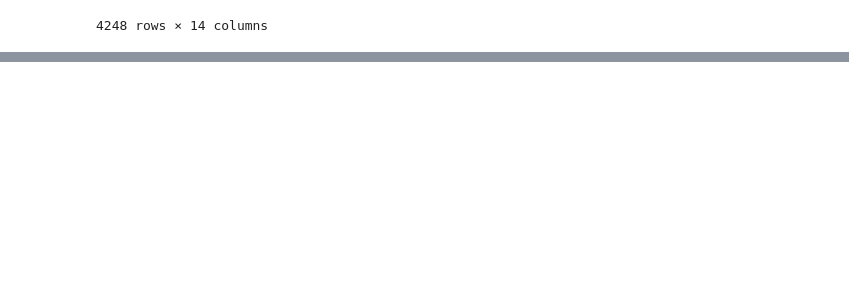
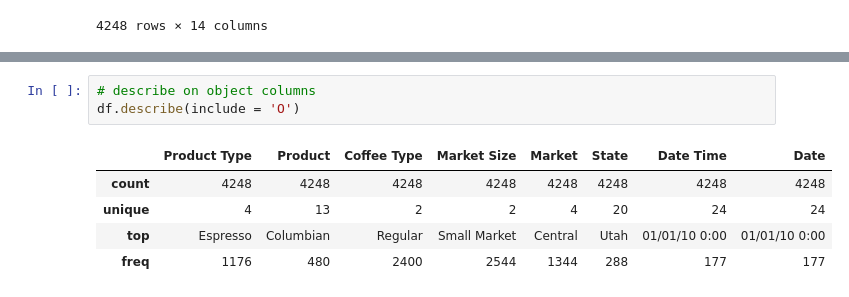
Before and after one commit to alishanstyles/CoffeeChain, a Jupyter notebook: startercode.ipynb, the cells around one changed output, grey strips where cells are left out. Drawn from its saved outputs; the diff is of its cells as text; blank space fills up the shorter version.

```diff
--- a/startercode.ipynb
+++ b/startercode.ipynb
@@ -528,0 +563,9 @@ df.sort_values(by = 'Profit', ascending = False)
+# %%
+# describe on object columns
+df.describe(include = 'O')
+# %% [output]
+|  | Product Type | Product | Coffee Type | Market Size | Market | State | Date Time | Date |
+| count | 4248 | 4248 | 4248 | 4248 | 4248 | 4248 | 4248 | 4248 |
+| unique | 4 | 13 | 2 | 2 | 4 | 20 | 24 | 24 |
+| top | Espresso | Columbian | Regular | Small Market | Central | Utah | 01/01/10 0:00 | 01/01/10 0:00 |
+| freq | 1176 | 480 | 2400 | 2544 | 1344 | 288 | 177 | 177 |
```
Also changed, not shown: parts of 9 cells of this notebook.
